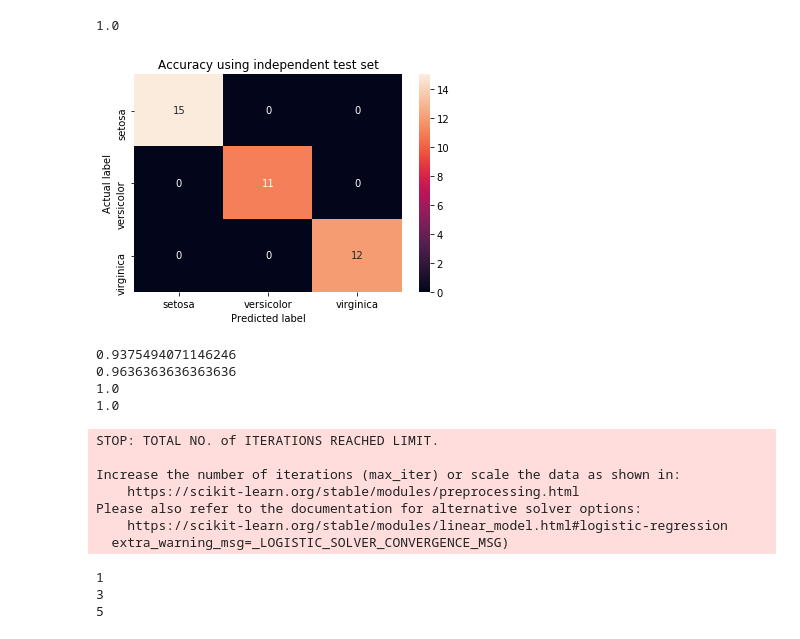
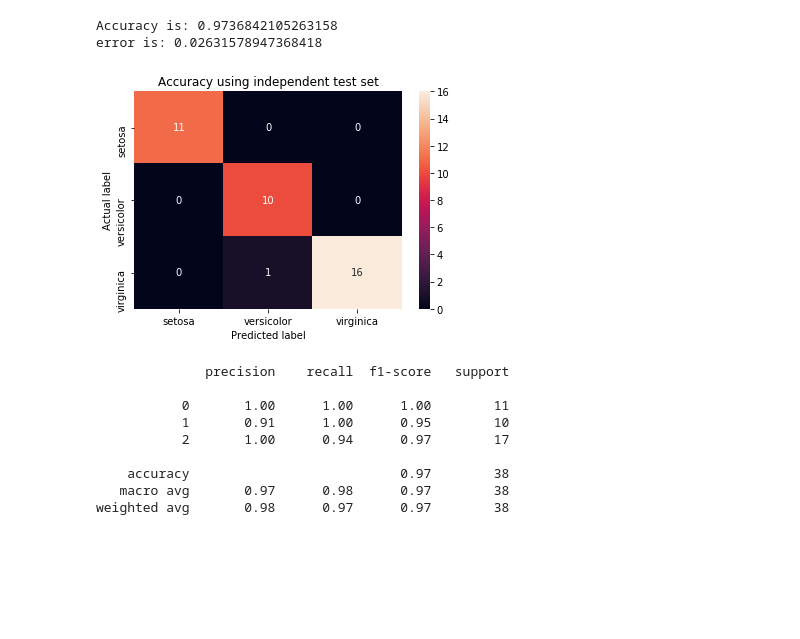
Before and after one commit to BlackCurrantDS/Learning-Machine-Learning, a Jupyter notebook: Assignment 4.2.ipynb, the cells around one changed output. Saved outputs shown, nothing was run; the diff lists cells and outputs as text; code cells hidden in the pictures; blank space fills up the shorter version.

```diff
--- a/Assignment 4.2.ipynb
+++ b/Assignment 4.2.ipynb
@@ -7,9 +7,11 @@ X= iris.data
 y=iris.target
 
 # a) randomly split data into train, validation and test
-X_train_o, X_test, y_train_o, y_test = train_test_split(X, y, test_size=0.25, random_state=42)
+X_train_o, X_test, y_train_o, y_test = train_test_split(X, y, test_size=0.25, shuffle = True)
 
-X_train, X_val, y_train, y_val = train_test_split(X_train_o, y_train_o, test_size=0.34, random_state=42) # 0.34 x 0.75 = 0.25
+X_train, X_val, y_train, y_val = train_test_split(X_train_o, y_train_o, test_size=0.34, shuffle = True) # 0.34 x 0.75 = 0.25
+
+print("length of tain:" + str(len(X_train)), "length of val:" + str(len(X_val)),"length of test:" + str(len(X_test)))
 
 #Question about the randomly chosen
 
@@ -102,32 +114,45 @@ KNeighborsClassifier(algorithm='auto', leaf_size=30, metric='minkowski',
 # %%
 # 4.2 d generalisation error
 
-knn= KNeighborsClassifier(n_neighbors=8)
+knn= KNeighborsClassifier(n_neighbors=3)
 knn.fit(X_train_o,y_train_o)
 y_pred = knn.predict(X_test)
 
 from sklearn.metrics import confusion_matrix
 import matplotlib.pyplot as plt
 import pandas as pd
 import seaborn as sns
 from sklearn.metrics import accuracy_score
+from sklearn.metrics import classification_report
 
 # Creates a confusion matrix
 cm = confusion_matrix(y_test, y_pred)
-print(accuracy_score(y_test, y_pred))
+print("Accuracy is:",accuracy_score(y_test, y_pred))
+print("error is:", (1-accuracy_score(y_test, y_pred)))
 # Transform to df for easier plotting
 cm_df = pd.DataFrame(cm,
                      index = ['setosa','versicolor','virginica'],
                      columns = ['setosa','versicolor','virginica'])
 
 sns.heatmap(cm_df, annot=True)
 plt.title('Accuracy using independent test set'.format(accuracy_score(y_test, y_pred)))
 plt.ylabel('Actual label')
 plt.xlabel('Predicted label')
 plt.show()
+print(classification_report(y_test, y_pred))
 # %% [output]
-1.0
+Accuracy is: 0.9736842105263158
+error is: 0.02631578947368418
-[figure, old version]
+[figure, new version]
+              precision    recall  f1-score   support
+
+           0       1.00      1.00      1.00        11
+           1       0.91      1.00      0.95        10
+           2       1.00      0.94      0.97        17
+
+    accuracy                           0.97        38
+   macro avg       0.97      0.98      0.97        38
+weighted avg       0.98      0.97      0.97        38
 # %%
 # 4.3 e
 
@@ -142,20 +167,33 @@ X= iris.data
 y=iris.target
 
 # a) randomly split data into train, validation and test
-X_train_o, X_test, y_train_o, y_test = train_test_split(X, y, test_size=0.25, random_state=42)
+X_train_o, X_test, y_train_o, y_test = train_test_split(X, y, test_size=0.25, shuffle=True)
 
-X_train, X_val, y_train, y_val = train_test_split(X_train_o, y_train_o, test_size=0.34, random_state=42)
+X_train, X_val, y_train, y_val = train_test_split(X_train_o, y_train_o, test_size=0.34, shuffle=True)
 
 #model selection
-knn = KNeighborsClassifier(n_neighbors=8)
+knn = KNeighborsClassifier(n_neighbors=3)
 print(cross_val_score(knn, X_train_o, y_train_o, cv=5, scoring='accuracy').mean())
 
-#.96
+#.94
 
 logreg = LogisticRegression()
 print(cross_val_score(logreg, X_train_o, y_train_o, cv=5, scoring='accuracy').mean())
 
-#.97
+#.96
+
+#Evaluation
+
+#model selection
+knn = KNeighborsClassifier(n_neighbors=3)
+print(cross_val_score(knn, X_test, y_test, cv=5, scoring='accuracy').mean())
+
+#.94
+
+logreg = LogisticRegression()
+print(cross_val_score(logreg, X_test, y_test, cv=5, scoring='accuracy').mean())
+
+
 
 # https://www.ritchieng.com/machine-learning-cross-validation/
 knn.fit(X_train_o,y_train_o)
@@ -165,23 +203,3 @@ print(metrics.accuracy_score(y_test,y_pred_knn))
 logreg.fit(X_train_o,y_train_o)
 y_pred_logreg = logreg.predict(X_test)
 print(metrics.accuracy_score(y_test,y_pred_logreg))
-# %% [output]
-0.9375494071146246
-0.9636363636363636
-1.0
-1.0
-STOP: TOTAL NO. of ITERATIONS REACHED LIMIT.
-
-Increase the number of iterations (max_iter) or scale the data as shown in:
-    https://scikit-learn.org/stable/modules/preprocessing.html
-Please also refer to the documentation for alternative solver options:
-    https://scikit-learn.org/stable/modules/linear_model.html#logistic-regression
-  extra_warning_msg=_LOGISTIC_SOLVER_CONVERGENCE_MSG)
-# %%
-x = [1,3,5]
-for i in x:
-    print(i)
-# %% [output]
-1
-3
-5
```
Also changed, not shown: parts of 4 cells of this notebook, 2 other files.
